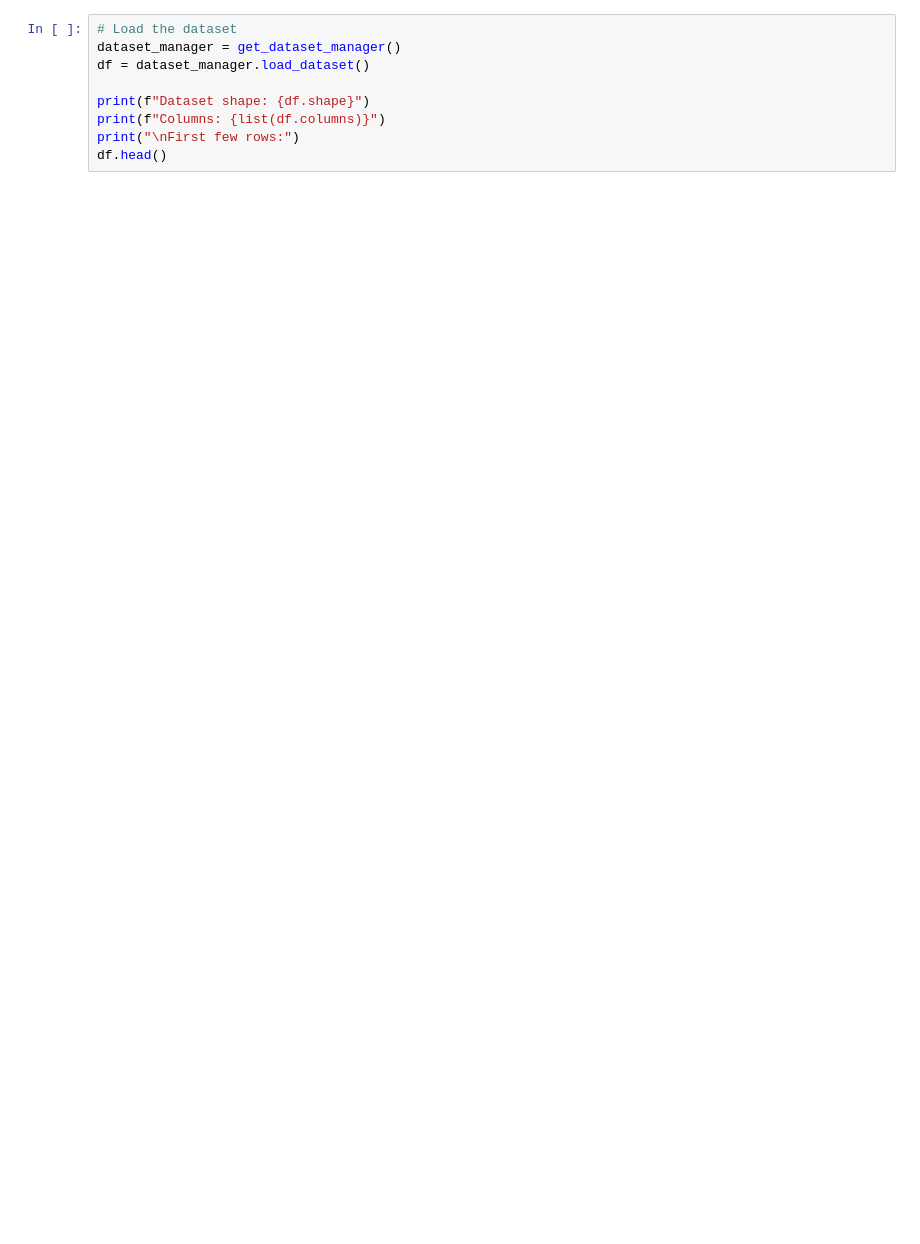
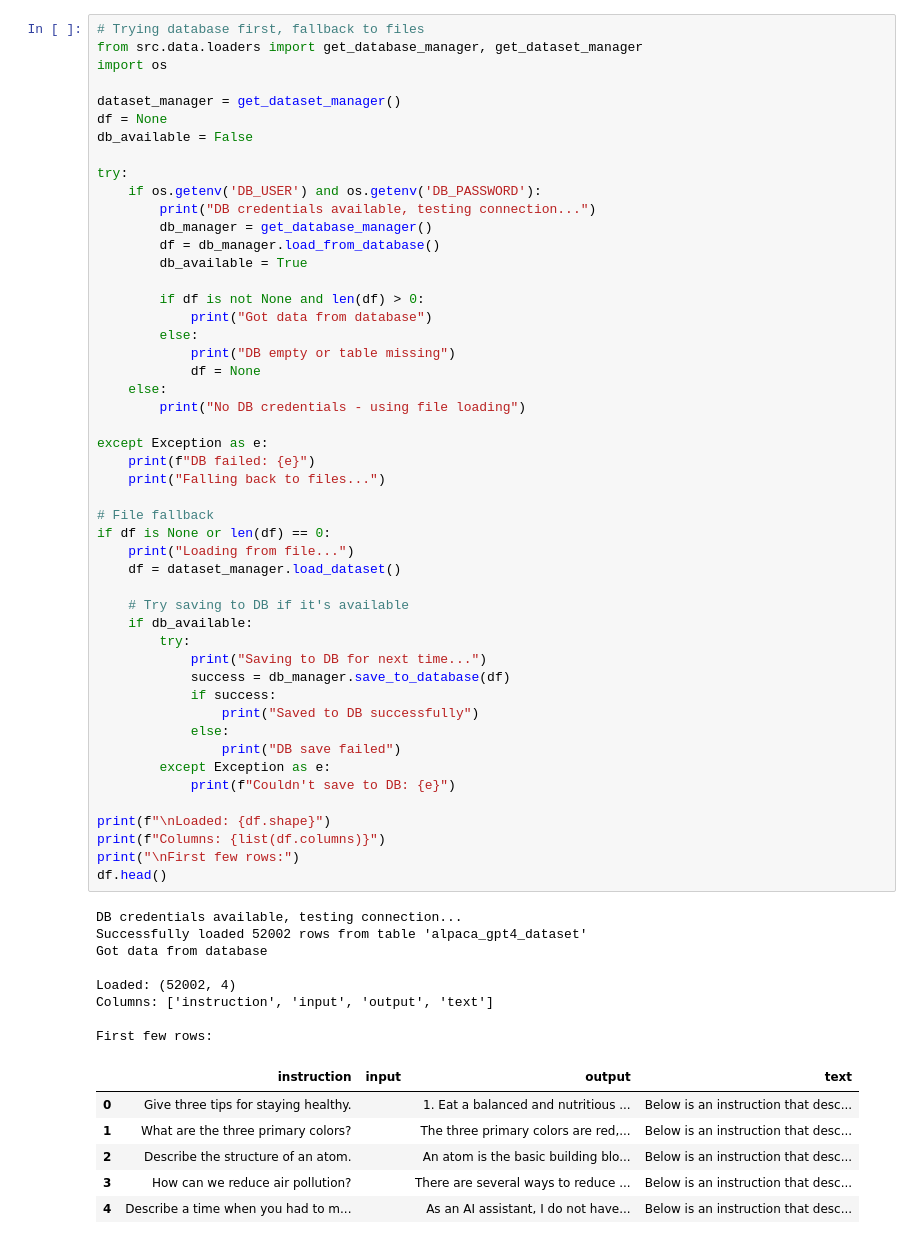
Before and after one commit to highOnMatcha/DNN, a Jupyter notebook: llm/notebooks/01_data_exploration.ipynb, the cells around one changed output. Drawn from its saved outputs; the diff is of its cells as text; blank space fills up the shorter version.

```diff
--- a/llm/notebooks/01_data_exploration.ipynb
+++ b/llm/notebooks/01_data_exploration.ipynb
@@ -48,10 +113,65 @@ Load the dialog dataset and examine its basic structure.
 # %%
-# Load the dataset
+# Trying database first, fallback to files
+from src.data.loaders import get_database_manager, get_dataset_manager
+import os
+
 dataset_manager = get_dataset_manager()
-df = dataset_manager.load_dataset()
+df = None
+db_available = False
 
-print(f"Dataset shape: {df.shape}")
+try:
+    if os.getenv('DB_USER') and os.getenv('DB_PASSWORD'):
+        print("DB credentials available, testing connection...")
+        db_manager = get_database_manager()
+        df = db_manager.load_from_database()
+        db_available = True
+
+        if df is not None and len(df) > 0:
+            print("Got data from database")
+        else:
+            print("DB empty or table missing")
+            df = None
+    else:
+        print("No DB credentials - using file loading")
+
+except Exception as e:
+    print(f"DB failed: {e}")
+    print("Falling back to files...")
+
+# File fallback
+if df is None or len(df) == 0:
+    print("Loading from file...")
+    df = dataset_manager.load_dataset()
+
+    # Try saving to DB if it's available
+    if db_available:
+        try:
+            print("Saving to DB for next time...")
+            success = db_manager.save_to_database(df)
+            if success:
+                print("Saved to DB successfully")
+            else:
+                print("DB save failed")
+        except Exception as e:
+            print(f"Couldn't save to DB: {e}")
+
+print(f"\nLoaded: {df.shape}")
 print(f"Columns: {list(df.columns)}")
 print("\nFirst few rows:")
 df.head()
+# %% [output]
+DB credentials available, testing connection...
+Successfully loaded 52002 rows from table 'alpaca_gpt4_dataset'
+Got data from database
+
+Loaded: (52002, 4)
+Columns: ['instruction', 'input', 'output', 'text']
+
+First few rows:
+|  | instruction | input | output | text |
+| 0 | Give three tips for staying healthy. |  | 1. Eat a balanced and nutritious ... | Below is an instruction that desc... |
+| 1 | What are the three primary colors? |  | The three primary colors are red,... | Below is an instruction that desc... |
+| 2 | Describe the structure of an atom. |  | An atom is the basic building blo... | Below is an instruction that desc... |
+| 3 | How can we reduce air pollution? |  | There are several ways to reduce ... | Below is an instruction that desc... |
+| 4 | Describe a time when you had to m... |  | As an AI assistant, I do not have... | Below is an instruction that desc... |
 # %%
```
Also changed, not shown: parts of 18 cells of this notebook, 4 other files.
